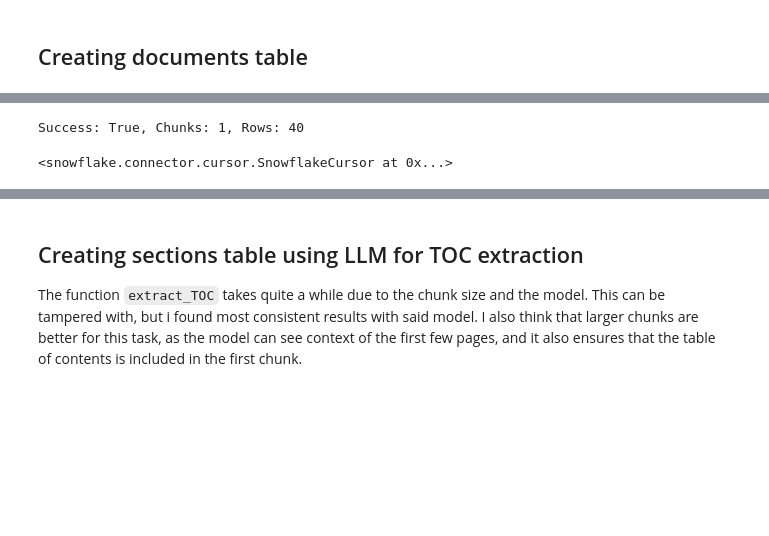
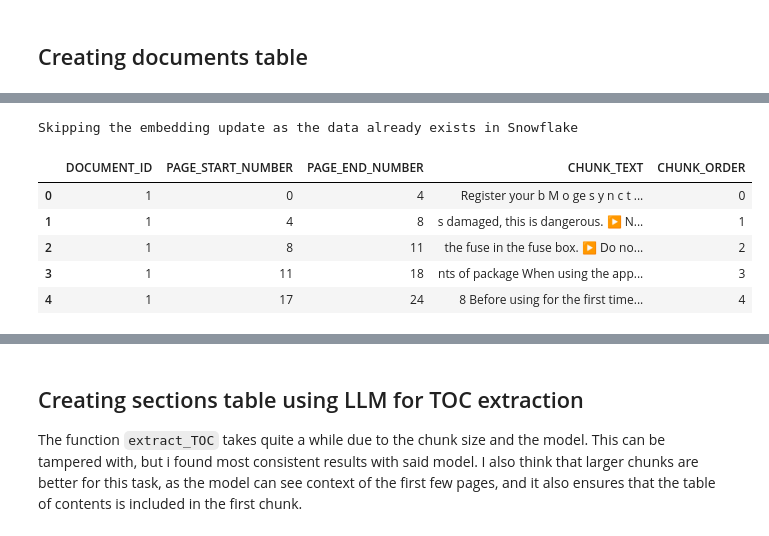
Before and after one commit to Haldan-NC/Snowflake-Cortex-Playground, a Jupyter notebook: WASHING_MACHINE_DB_setup.ipynb, the cells around one changed output, grey strips where cells are left out. Cells and saved outputs as stored; diff of their text form; code cells hidden in the pictures; blank space fills up the shorter version.

```diff
--- a/WASHING_MACHINE_DB_setup.ipynb
+++ b/WASHING_MACHINE_DB_setup.ipynb
@@ -217,3 +218,15 @@ documents_df.head()
 To include page numbers, i decided to create the tables using pandas, and then uploading them to snowflake
 
 Followed by that will be a query to crete a vector embeddings.
+# %%
+try:
+    create_dataframe = False
+    cursor.execute("""
+    SELECT *
+    FROM CHUNKS_LARGE;
+    """)
+
+    large_chunks_df = cursor.fetch_pandas_all()
+except:
+    create_dataframe = True
+    print("Creating table CHUNKS_LARGE")
@@ -317,25 +339,38 @@ cursor.execute(create_table_sql)
 # %%
-success, nchunks, nrows, output = write_pandas(
-    conn=conn,
-    df=large_chunks_df,
-    database =database,
-    table_name="CHUNKS_LARGE",
-    schema=schema,
-    auto_create_table=False,
-    overwrite=False
-)
+if create_dataframe:
+    print("Writing the large chunks DataFrame to Snowflake")
+    # Write the DataFrame to Snowflake
+    success, nchunks, nrows, output = write_pandas(
+        conn=conn,
+        df=large_chunks_df,
+        database =database,
+        table_name="CHUNKS_LARGE",
+        schema=schema,
+        auto_create_table=False,
+        overwrite=False
+    )
 
-print(f"Success: {success}, Chunks: {nchunks}, Rows: {nrows}")
+    print(f"Success: {success}, Chunks: {nchunks}, Rows: {nrows}")
 
-# Update the embeddings for the chunks in the CHUNKS_LARGE table
-cursor.execute("""
-    UPDATE CHUNKS_LARGE
-    SET EMBEDDING = SNOWFLAKE.CORTEX.EMBED_TEXT_1024(
-        'snowflake-arctic-embed-l-v2.0',
-        CHUNK_TEXT
-    )
-    WHERE EMBEDDING IS NULL;
-""")
+    # Update the embeddings for the chunks in the CHUNKS_LARGE table
+    cursor.execute("""
+        UPDATE CHUNKS_LARGE
+        SET EMBEDDING = SNOWFLAKE.CORTEX.EMBED_TEXT_1024(
+            'snowflake-arctic-embed-l-v2.0',
+            CHUNK_TEXT
+        )
+        WHERE EMBEDDING IS NULL;
+    """)
+
+else:
+    print("Skipping the embedding update as the data already exists in Snowflake")
+
+large_chunks_df.head()
 # %% [output]
-Success: True, Chunks: 1, Rows: 40
+Skipping the embedding update as the data already exists in Snowflake
-<snowflake.connector.cursor.SnowflakeCursor at 0x...>
+|  | DOCUMENT_ID | PAGE_START_NUMBER | PAGE_END_NUMBER | CHUNK_TEXT | CHUNK_ORDER |
+| 0 | 1 | 0 | 4 | Register your b M o ge s y n c t ... | 0 |
+| 1 | 1 | 4 | 8 | s damaged, this is dangerous. ▶ N... | 1 |
+| 2 | 1 | 8 | 11 | the fuse in the fuse box. ▶ Do no... | 2 |
+| 3 | 1 | 11 | 18 | nts of package When using the app... | 3 |
+| 4 | 1 | 17 | 24 | 8 Before using for the first time... | 4 |
```
Also changed, not shown: parts of 26 cells of this notebook.
